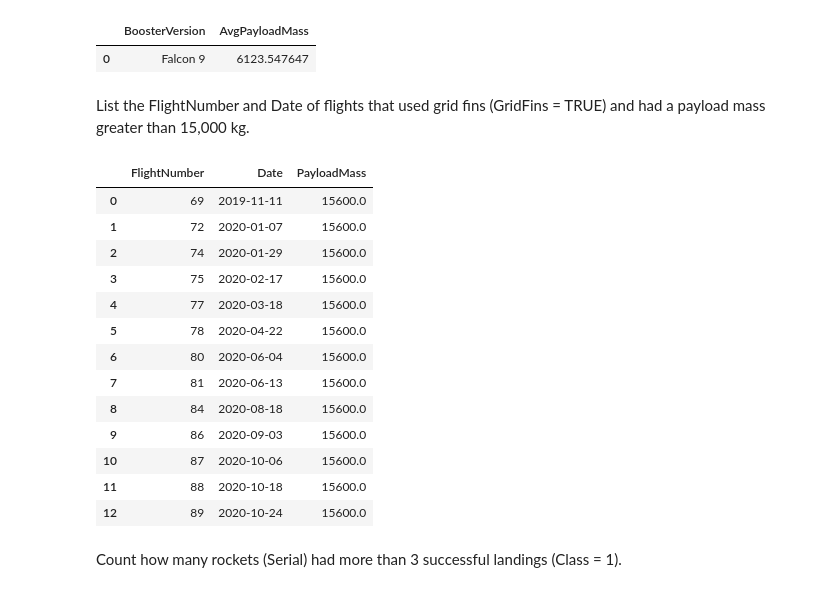
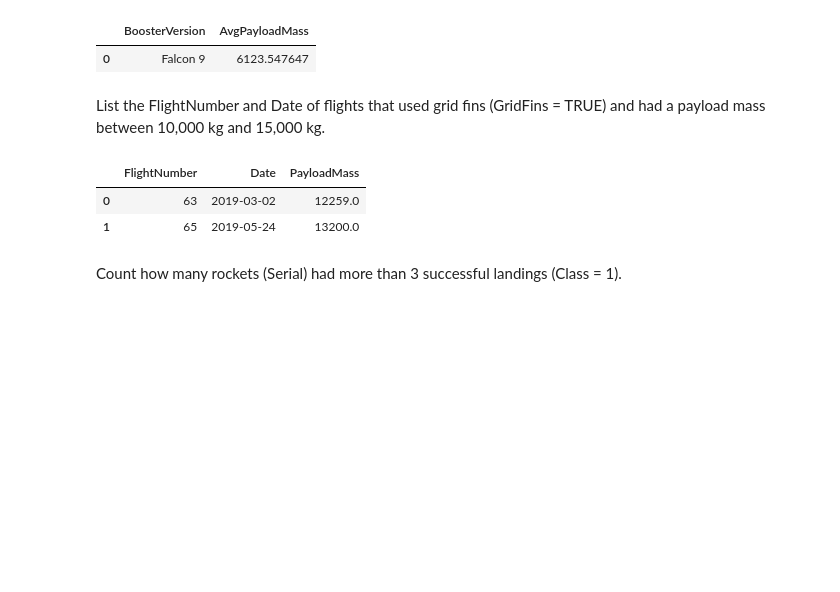
Before and after one commit to ClaudioChavarria/Rocket-Landing-Success-ML, a Jupyter notebook: 03-eda_and_feature_engineering/03-eda-and-feature-engineering.ipynb, the cells around one changed output. Saved outputs shown, nothing was run; the diff lists cells and outputs as text; code cells hidden in the pictures; blank space fills up the shorter version.

```diff
--- a/03-eda_and_feature_engineering/03-eda-and-feature-engineering.ipynb
+++ b/03-eda_and_feature_engineering/03-eda-and-feature-engineering.ipynb
@@ -220,29 +220,18 @@ result
 |  | BoosterVersion | AvgPayloadMass |
 | 0 | Falcon 9 | 6123.547647 |
 # %% [markdown]
-List the FlightNumber and Date of flights that used grid fins (GridFins = TRUE) and had a payload mass greater than 15,000 kg.
+List the FlightNumber and Date of flights that used grid fins (GridFins = TRUE) and had a payload mass between 10,000 kg and 15,000 kg.
 # %%
 query = '''SELECT FlightNumber, Date, PayloadMass
 FROM SPACEX_LANDING
-WHERE GridFins = TRUE AND PayloadMass > 15000;
+WHERE GridFins = TRUE AND PayloadMass between 10000 AND 15000;
 '''
 result = pd.read_sql(query, con=engine)
 result
 # %% [output]
 |  | FlightNumber | Date | PayloadMass |
-| 0 | 69 | 2019-11-11 | 15600.0 |
-| 1 | 72 | 2020-01-07 | 15600.0 |
-| 2 | 74 | 2020-01-29 | 15600.0 |
-| 3 | 75 | 2020-02-17 | 15600.0 |
-| 4 | 77 | 2020-03-18 | 15600.0 |
-| 5 | 78 | 2020-04-22 | 15600.0 |
-| 6 | 80 | 2020-06-04 | 15600.0 |
-| 7 | 81 | 2020-06-13 | 15600.0 |
-| 8 | 84 | 2020-08-18 | 15600.0 |
-| 9 | 86 | 2020-09-03 | 15600.0 |
-| 10 | 87 | 2020-10-06 | 15600.0 |
-| 11 | 88 | 2020-10-18 | 15600.0 |
-| 12 | 89 | 2020-10-24 | 15600.0 |
+| 0 | 63 | 2019-03-02 | 12259.0 |
+| 1 | 65 | 2019-05-24 | 13200.0 |
 # %% [markdown]
 Count how many rockets (Serial) had more than 3 successful landings (Class = 1).
 # %%
```
